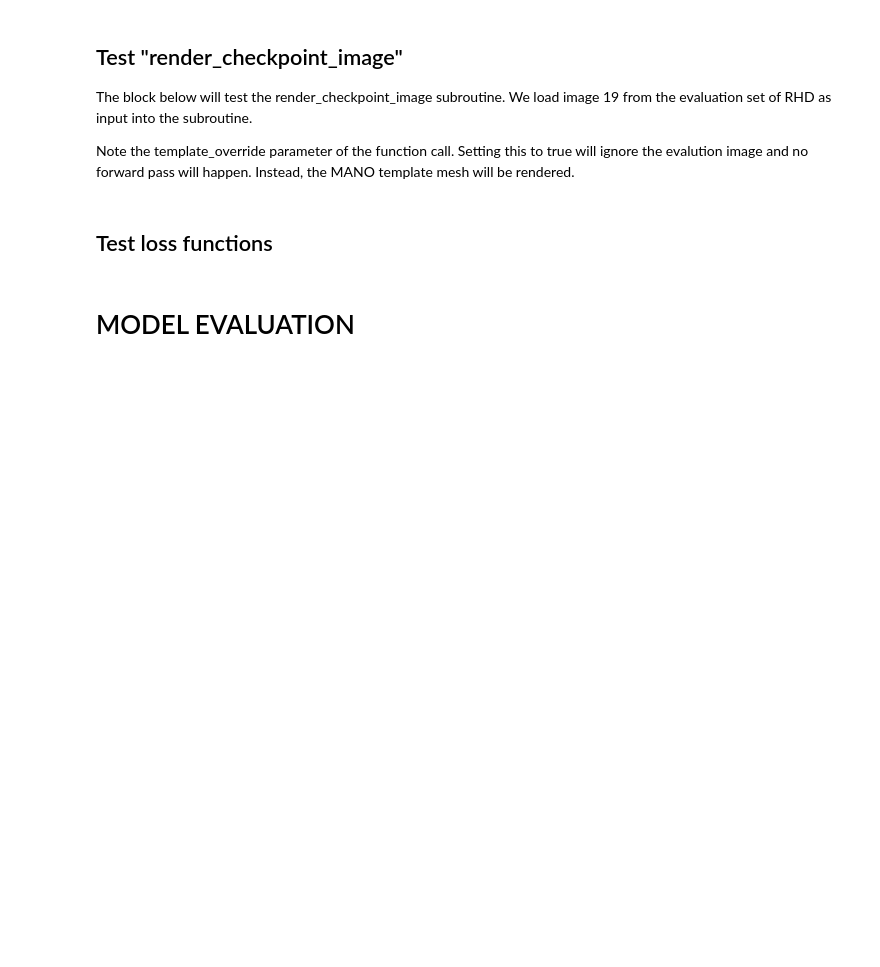
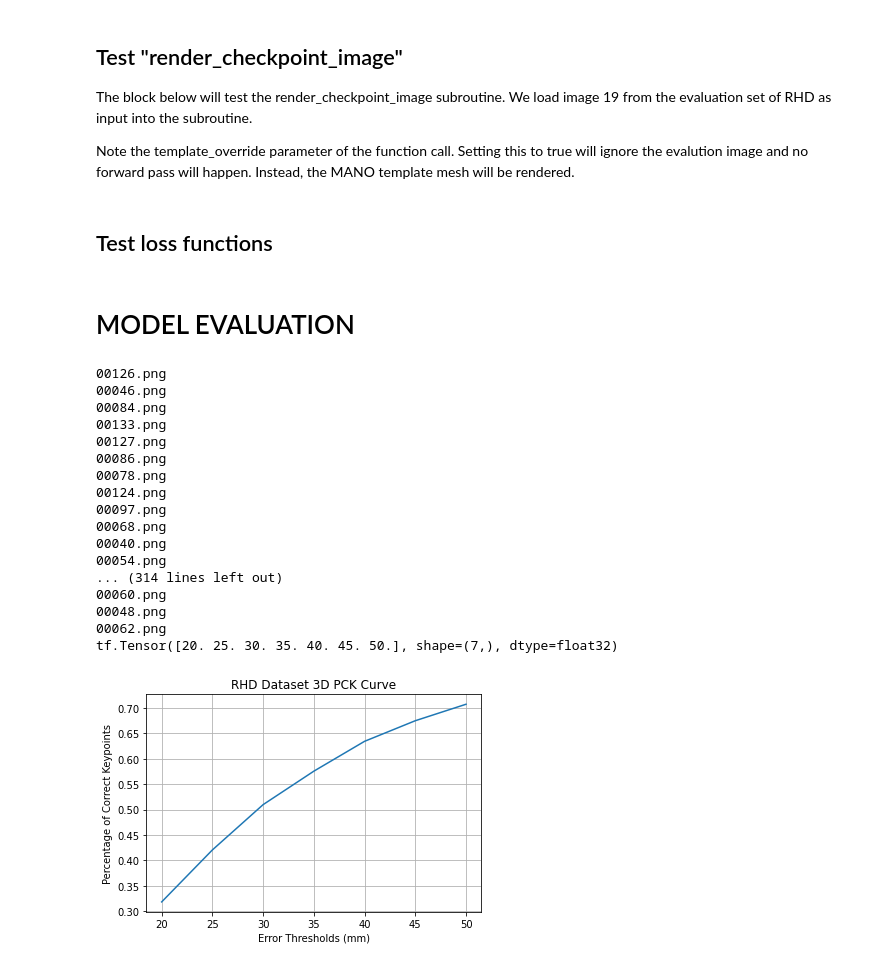
Before and after one commit to BluBloos/3D-Hand-Tracking, a Jupyter notebook: src/HandTracking.ipynb, the cells around one changed output. Cells and saved outputs as stored; diff of their text form; code cells hidden in the pictures; blank space fills up the shorter version.

```diff
--- a/src/HandTracking.ipynb
+++ b/src/HandTracking.ipynb
@@ -68,8 +68,10 @@ from data_load import IMAGE_SIZE
 from data_load import IMAGE_CHANNELS
 
 gcs_path = 'data' if IN_COLAB else os.path.join("..", "SH_RHD")
-train_list = os.listdir(os.path.join(gcs_path, "training/color"))
-eval_list = os.listdir(os.path.join(gcs_path, "evaluation/color"))
+train_dir = os.path.join(gcs_path, "training/color")
+eval_dir = os.path.join(gcs_path, "evaluation/color")
+train_list = os.listdir(train_dir)
+eval_list = os.listdir(eval_dir)
 
 train_list = sorted(train_list)
 eval_list = sorted(eval_list)
@@ -121,8 +123,7 @@ _mpi_model = MANO_Model(MANO_DIR)
 # TODO(Noah): Expose U and L directly on our mobilehand implementation.
 U = _mpi_model.U
 L = _mpi_model.L
-loss_fn = lambda beta, pose, L, U, cam_R, depth, scale, pred, gt : \
-    LOSS(beta, pose, L, U, cam_R, depth, scale, pred, gt)
+loss_fn = LOSS
 ########################################### MODEL LOADING ###########################################
 
 ########################################### TRAINING SETUP ###########################################
@@ -141,20 +142,22 @@ train_loss = StupidSimpleLossMetric()
 test_loss = StupidSimpleLossMetric()
 
 @tf.function
-def train_step(input, scale, z_depth, gt):
+def train_step(input, gt):
     with tf.GradientTape() as tape:
-        beta, pose, mesh, keypoints, cam_R = model(input)
-        #loss = loss_func(predictions, segmentation_masks)
-        #loss = np.dot(tf.reshape(segmentation_masks, [102400], tf.reshape(predictions, [102400])
-        #loss = loss_fn(keypoints, gt)
-        loss = loss_fn(beta, pose, L, U, cam_R, z_depth, scale, keypoints, gt)
+        beta, pose, mesh, keypoints, scale = model(input)
+
+        # This is the thing that takes our MANO template to the same shape as gt.
+        gt_scale = tf.sqrt(tf.reduce_sum(tf.square(gt[:, 0] - gt[:, 8]), axis=1, keepdims=True)) / 0.0906426
+        gt_scale = tf.expand_dims(gt_scale, axis=1) # should have shape = [bs, 1, 1]
+
+        loss = loss_fn(beta, pose, L, U, scale, keypoints, gt, gt_scale)
 
     gradients = tape.gradient(loss, model.trainable_variables)
     #print(cstr("model.trainable_variables"), model.trainable_variables)
     optimizer.apply_gradients(zip(gradients, model.trainable_variables))
     return loss
 
-
+'''
 @tf.function
 def test_step(images, scale, z_depth, labels):
   # training=False is only needed if there are layers with different
@@ -162,6 +165,7 @@ def test_step(images, scale, z_depth, labels):
   beta, pose, mesh, keypoints, cam_R = model(images, training=False)
   return loss_fn(beta, pose, L, U, cam_R, z_depth, scale, keypoints, labels)
   #test_accuracy(labels, predictions)
+'''
 
 checkpoint_path = os.path.join("data", "checkpoints") if IN_COLAB else os.path.join("..", "checkpoints/")
 
@@ -182,3 +223,7 @@ EPOCHS = 10 # sure...
+# %%
+LAST_CHECKPOINT = 668
+EPOCHS = 500 # sure...
+optimizer.learning_rate = 1e-4
 # %%
 !mkdir $checkpoint_path
 
@@ -372,9 +411,28 @@ from evaluation import time_model
 time_model(model, rhd_eval_dir, download_image)
 # %%
 from evaluation import evaluate_model
-checkpoint_path = os.path.join('../','checkpoints', "cp-{:04d}.ckpt".format(23))
+checkpoint_path = os.path.join('../','checkpoints', "cp-{:04d}.ckpt".format(1151))
 model.load_weights(checkpoint_path)
-evaluate_model(model, rhd_eval_dir, download_image, y_test, gcs_path)
+evaluate_model(model, train_dir, "training", download_image, y_train, gcs_path)
+# %% [output]
+00126.png
+00046.png
+00084.png
+00133.png
+00127.png
+00086.png
+00078.png
+00124.png
+00097.png
+00068.png
+00040.png
+00054.png
+... (314 lines left out)
+00060.png
+00048.png
+00062.png
+tf.Tensor([20. 25. 30. 35. 40. 45. 50.], shape=(7,), dtype=float32)
+[figure, added]
 # %%
 from evaluation import generate_loss_graph
 generate_loss_graph(checkpoint_path, model,
```
Also changed, not shown: parts of 7 cells of this notebook, 10 other files.
